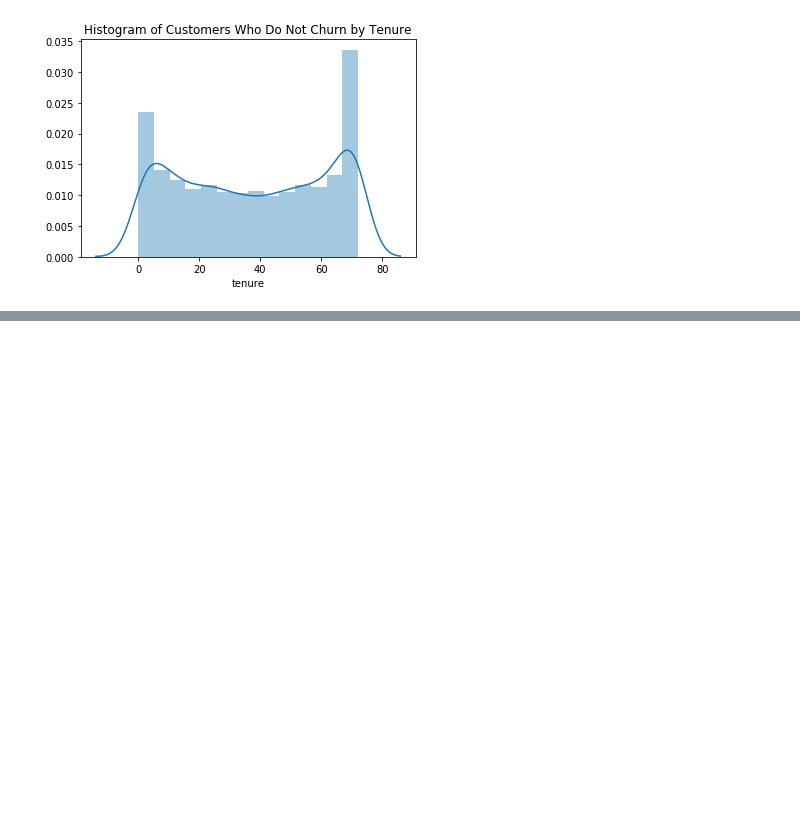
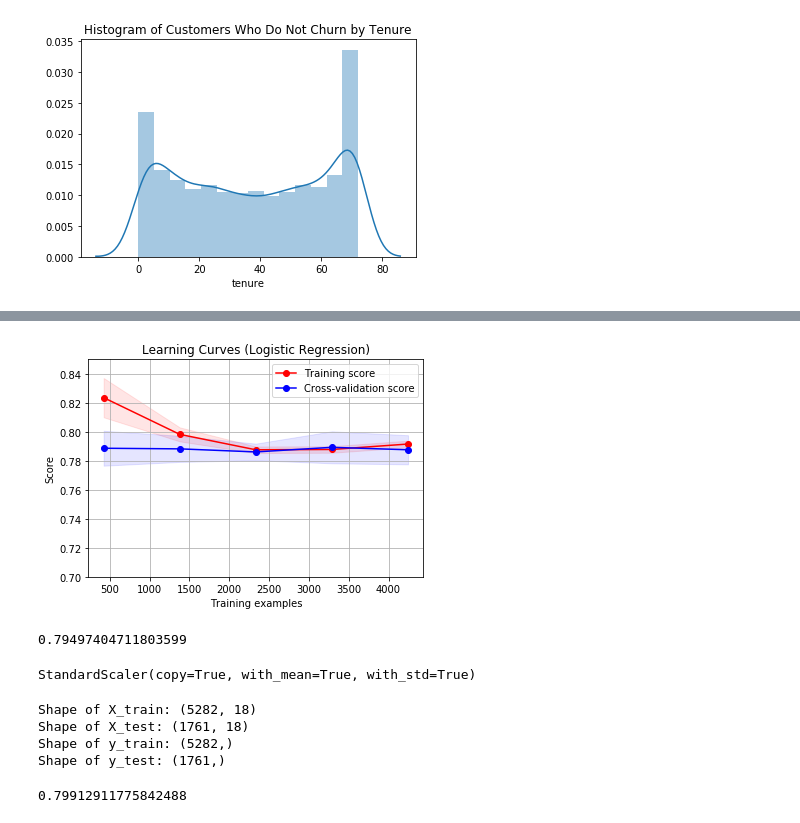
Before and after one commit to grantaguinaldo/mlnd-capstone, a Jupyter notebook: working/mlnd-capstone.ipynb, the cells around one changed output, grey strips where cells are left out. Saved outputs shown, nothing was run; the diff lists cells and outputs as text; code cells hidden in the pictures; blank space fills up the shorter version.

```diff
--- a/working/mlnd-capstone.ipynb
+++ b/working/mlnd-capstone.ipynb
@@ -358,0 +430,2 @@ pd.get_dummies(df['PaymentMethod'])
+# %%
+df_vect = df.drop(['customerID', 'ratio', 'MonthlyCharges'], axis=1)
@@ -358,0 +513,50 @@ pd.get_dummies(df['PaymentMethod'])
+# %%
+plt.figure()
+
+plt.xlabel("Training examples")
+plt.ylabel("Score")
+
+train_sizes, train_scores, test_scores = learning_curve(lr, X_train, y_train, cv=10)
+
+plt.title("Learning Curves (Logistic Regression)")
+
+train_scores_mean = np.mean(train_scores, axis=1)
+train_scores_std = np.std(train_scores, axis=1)
+test_scores_mean = np.mean(test_scores, axis=1)
+test_scores_std = np.std(test_scores, axis=1)
+
+plt.grid()
+
+plt.fill_between(train_sizes,
+                 train_scores_mean - train_scores_std,
+                 train_scores_mean + train_scores_std,
+                 alpha=0.1,
+                 color="r")
+
+plt.fill_between(train_sizes,
+                 test_scores_mean - test_scores_std,
+                 test_scores_mean + test_scores_std,
+                 alpha=0.1, color="b")
+
+plt.plot(train_sizes,
+         train_scores_mean,
+         'o-',
+         color="r",
+         label="Training score")
+
+plt.plot(train_sizes,
+         test_scores_mean,
+         'o-', color="b",
+         label="Cross-validation score")
+
+plt.ylim([0.7, 0.85])
+plt.legend(loc="best")
+plt.show()
+# %% [output]
+[figure, added]
+# %%
+#http://scikit-learn.org/0.15/modules/generated/sklearn.cross_validation.cross_val_score.html#sklearn.cross_validation.cross_val_score
+scores = cross_val_score(lr, X, y)
+scores.mean()
+# %% [output]
+0.79497404711803599
@@ -358,0 +571,25 @@ pd.get_dummies(df['PaymentMethod'])
+# %%
+scaler = StandardScaler(copy=True, with_mean=True, with_std=True)
+scaler.fit(X_train)
+X_train_std = scaler.transform(X_train)
+X_test_std = scaler.transform(X_test)
+print(scaler)
+# %% [output]
+StandardScaler(copy=True, with_mean=True, with_std=True)
+# %%
+print("Shape of X_train: {}".format(X_train.shape))
+print("Shape of X_test: {}".format(X_test.shape))
+print("Shape of y_train: {}".format(y_train.shape))
+print("Shape of y_test: {}".format(y_test.shape))
+# %% [output]
+Shape of X_train: (5282, 18)
+Shape of X_test: (1761, 18)
+Shape of y_train: (5282,)
+Shape of y_test: (1761,)
+# %%
+lr = LogisticRegression(random_state=42)
+lr.fit(X_train, y_train)
+y_pred_class = lr.predict(X_test)
+lr.score(X_train, y_train)
+# %% [output]
+0.79912911775842488
```
Also changed, not shown: parts of 32 cells of this notebook, 1 other file.
